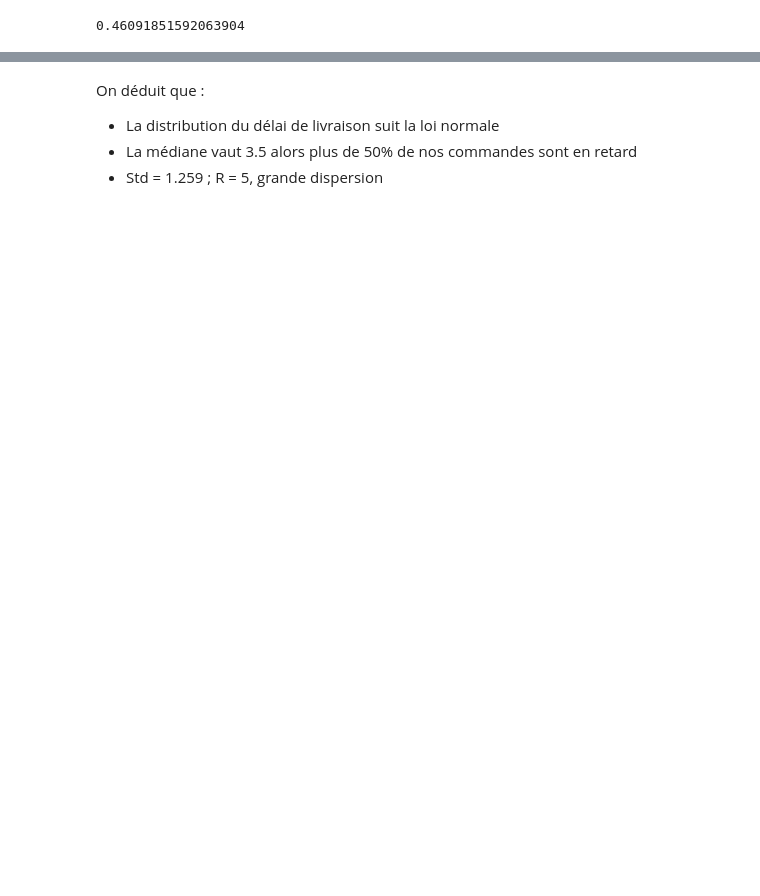
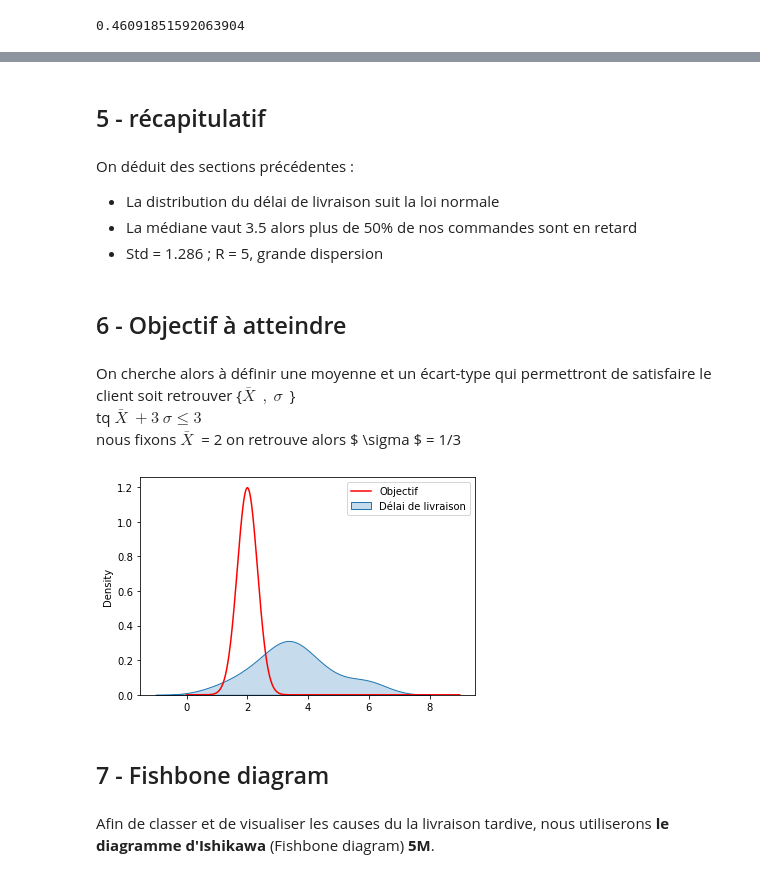
Before and after one commit to MehdiHayanai/etude_de_cas_2_DQ, a Jupyter notebook: Étude_de_cas_part_1 .ipynb, the cells around one changed output, grey strips where cells are left out. Cells and saved outputs as stored; diff of their text form; code cells hidden in the pictures; blank space fills up the shorter version.

```diff
--- a/Étude_de_cas_part_1 .ipynb
+++ b/Étude_de_cas_part_1 .ipynb
@@ -160,6 +194,32 @@ print(p_value)
+# %% [markdown]
+## 5 - récapitulatif
 # %% [markdown]
-
-On déduit que :
+On déduit des sections précédentes :
 -	La distribution du délai de livraison suit la loi normale
 -	La médiane vaut 3.5 alors plus de 50% de nos commandes sont en retard
--	Std = 1.259 ; R = 5, grande dispersion
+-	Std = 1.286 ; R = 5, grande dispersion
+# %% [markdown]
+## 6 - Objectif à atteindre
+# %% [markdown]
+On cherche alors à définir une moyenne et un écart-type qui permettront de satisfaire le client
+soit retrouver {$\bar{X}\ \ ,\ \sigma\ \ $}<br>
+tq $ \bar{X}\ + 3\ \sigma  ≤ 3\ $ <br>
+nous fixons $ \bar{X} \ $ = 2 on retrouve alors $ \sigma \$ = 1/3
+# %%
+f = lambda x : (1/(sigma_std*np.sqrt(2*np.pi))) * (np.exp(-((x-x_bar)**2)/(2*(sigma_std)**2)))
+# %%
+x_bar = 2
+sigma_std = 1/3
+delai_opt = [f(x) for x in np.arange(0,9,0.01)]
+plt.plot(np.arange(0,9,0.01), delai_opt , label='Objectif', c="r")
+ax = sns.kdeplot(data=data, fill=True, label="Délai de livraison")
+plt.legend()
+plt.show()
+# %% [output]
+[figure, added]
+# %% [markdown]
+## 7 - Fishbone diagram
+# %% [markdown]
+Afin de classer et de visualiser les causes du la livraison tardive, nous utiliserons <b class="term">le diagramme d'Ishikawa </b>(Fishbone diagram) <b class="term">5M</b>.
+# %% [markdown]
+<!--<img style="border:1px dashed DarkSlateBlue;  border-radius: 15px;"  src=".\data\Fishbone.png" width = 800 height =800>-->
```
Also changed, not shown: parts of 36 cells of this notebook, 1 other file.
